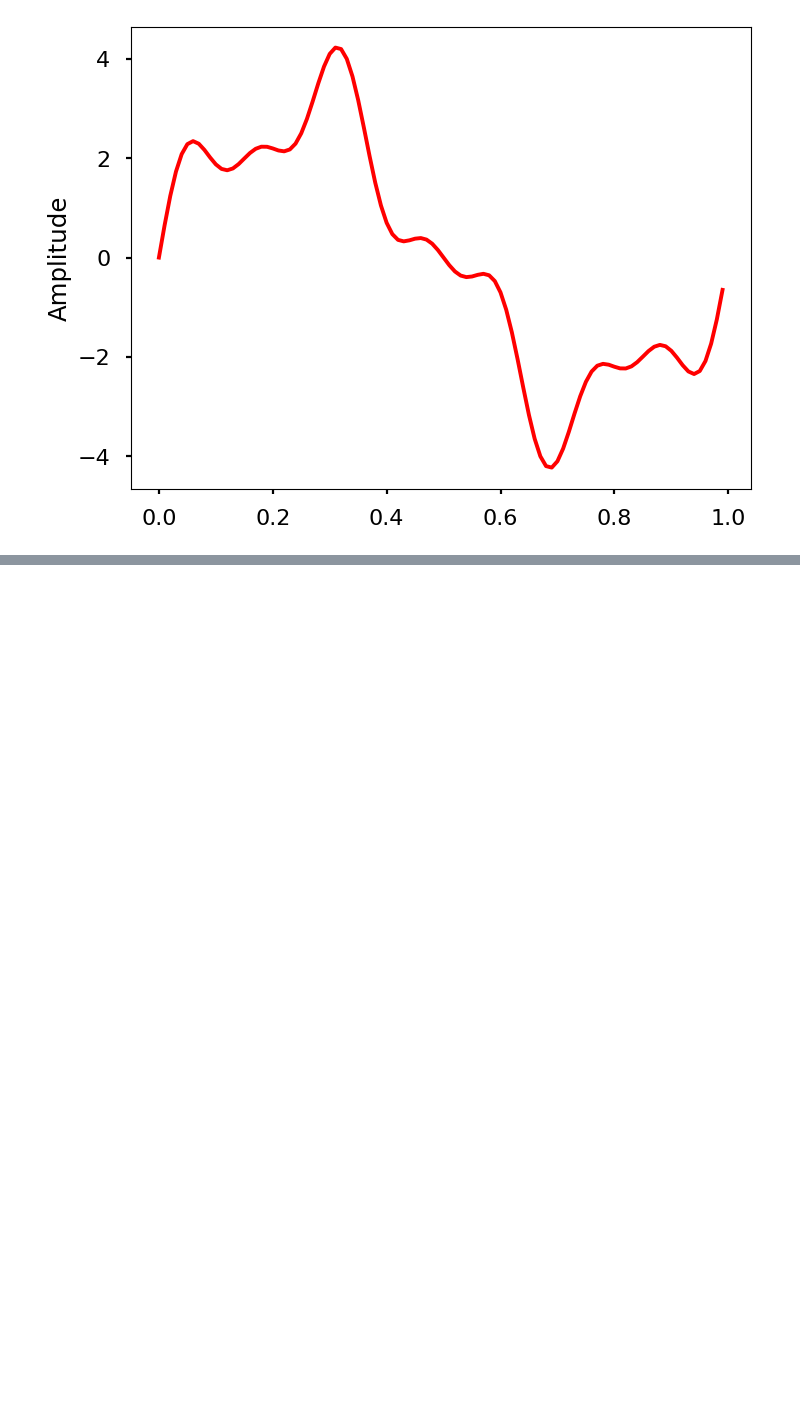
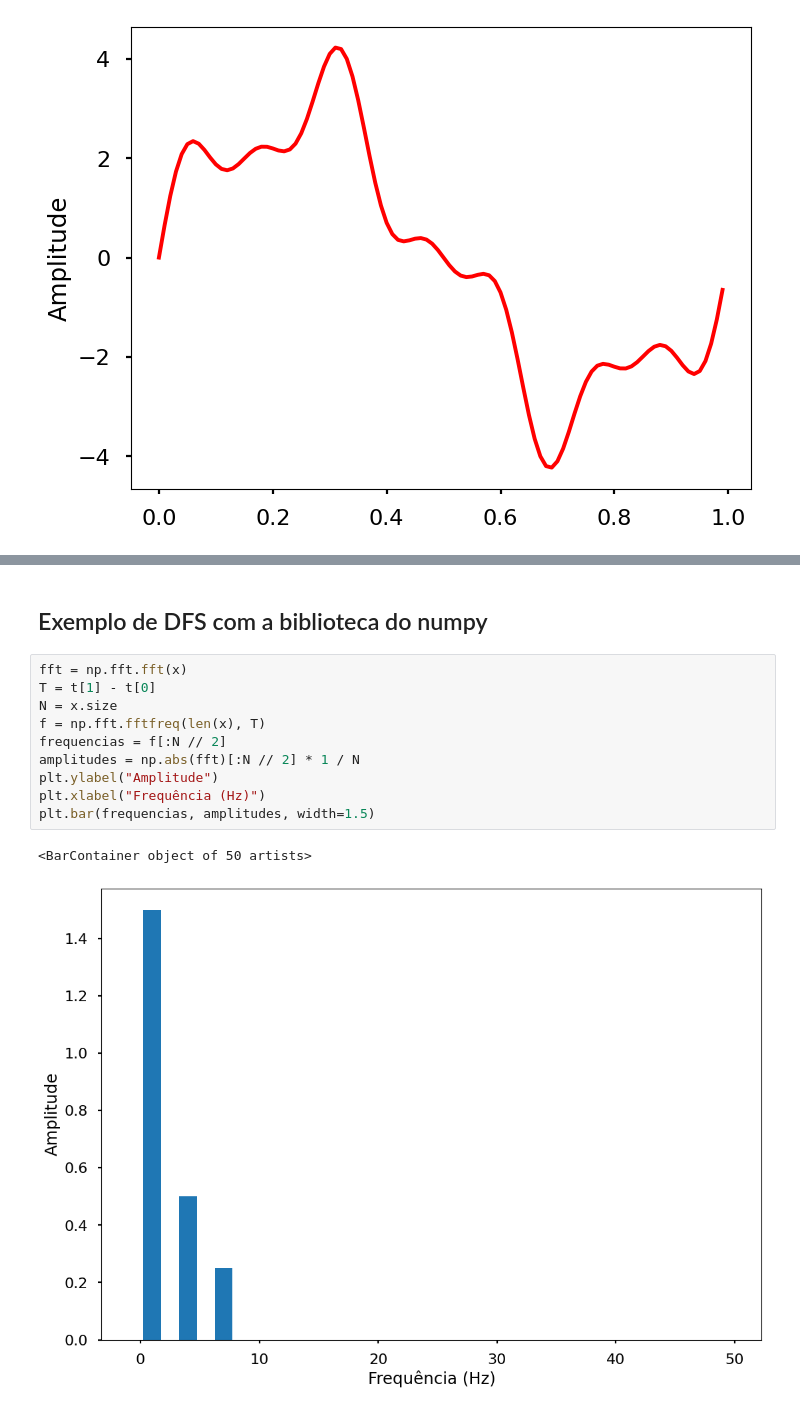
Before and after one commit to arthur-mts/pds, a Jupyter notebook: capitulo_5.ipynb, the cells around one changed output, grey strips where cells are left out. Cells and saved outputs as stored; diff of their text form; blank space fills up the shorter version.

```diff
--- a/capitulo_5.ipynb
+++ b/capitulo_5.ipynb
@@ -65,0 +66,15 @@ plt.show()
+# %% [markdown]
+## Exemplo de DFS com a biblioteca do numpy
+# %%
+fft = np.fft.fft(x)
+T = t[1] - t[0]
+N = x.size
+f = np.fft.fftfreq(len(x), T)
+frequencias = f[:N // 2]
+amplitudes = np.abs(fft)[:N // 2] * 1 / N
+plt.ylabel("Amplitude")
+plt.xlabel("Frequência (Hz)")
+plt.bar(frequencias, amplitudes, width=1.5)
+# %% [output]
+<BarContainer object of 50 artists>
+[figure, added]
```
Also changed, not shown: parts of 9 cells of this notebook, 2 other files.
